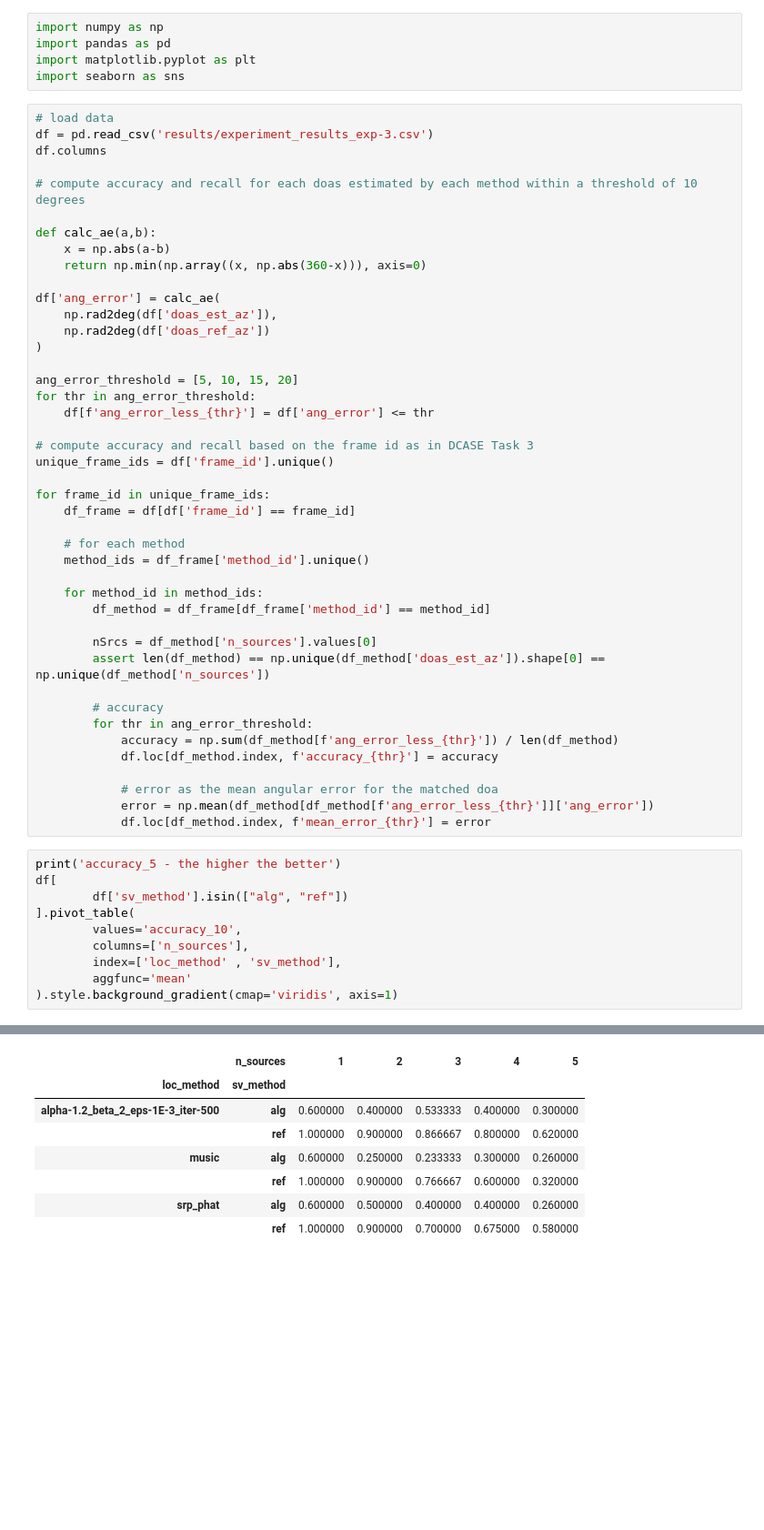
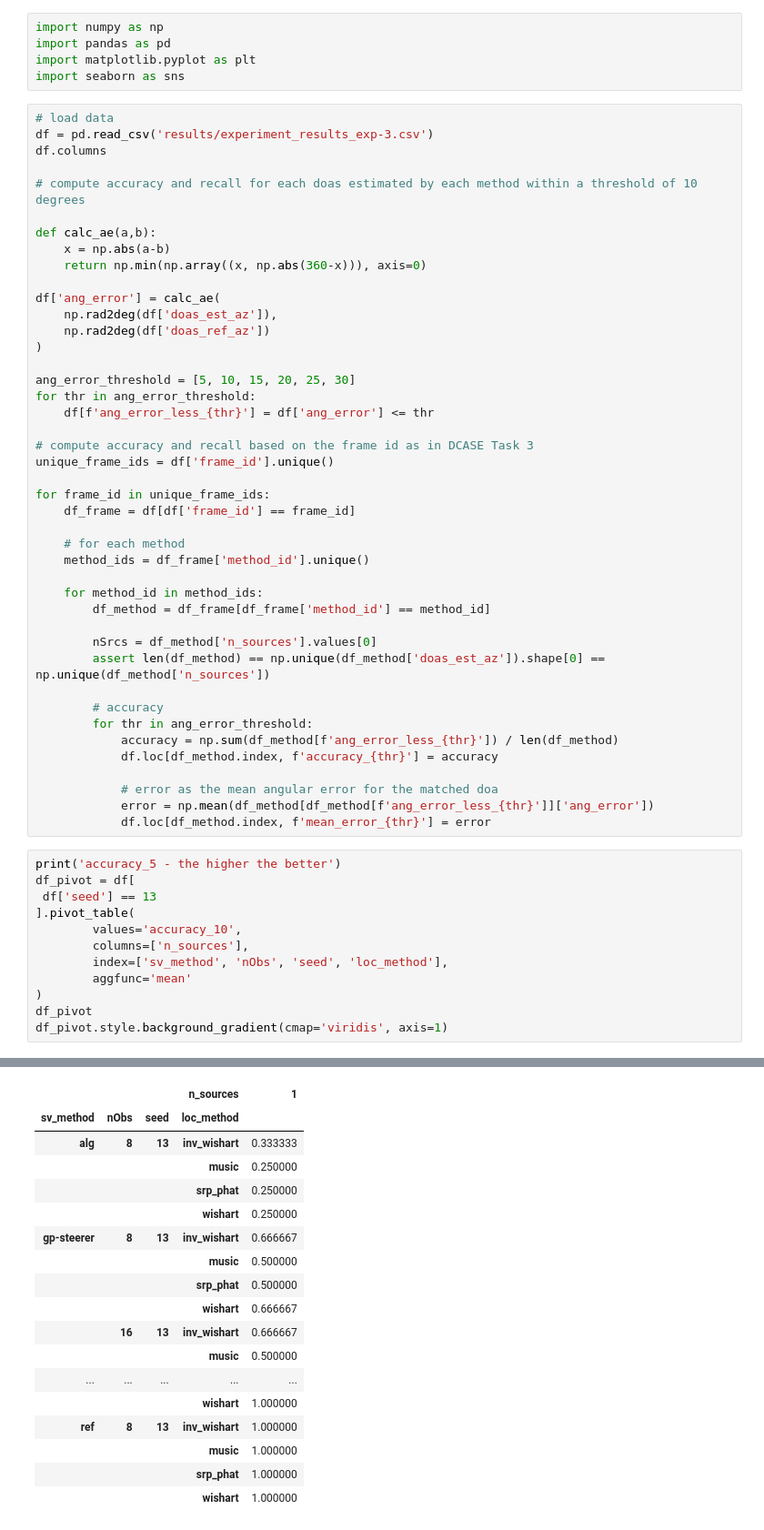
Before and after one commit to Chutlhu/shamans, a Jupyter notebook: analysize_results_exp3.ipynb, the cells around one changed output, grey strips where cells are left out. Shown at 91% size. Saved outputs shown, nothing was run; the diff lists cells and outputs as text; blank space fills up the shorter version.

```diff
--- a/analysize_results_exp3.ipynb
+++ b/analysize_results_exp3.ipynb
@@ -19,7 +19,7 @@ df['ang_error'] = calc_ae(
     np.rad2deg(df['doas_ref_az'])
 )
 
-ang_error_threshold = [5, 10, 15, 20]
+ang_error_threshold = [5, 10, 15, 20, 25, 30]
 for thr in ang_error_threshold:
     df[f'ang_error_less_{thr}'] = df['ang_error'] <= thr
 
@@ -48,24 +48,36 @@ for frame_id in unique_frame_ids:
             df.loc[df_method.index, f'mean_error_{thr}'] = error
 # %%
 print('accuracy_5 - the higher the better')
-df[
-        df['sv_method'].isin(["alg", "ref"])
+df_pivot = df[
+ df['seed'] == 13
 ].pivot_table(
         values='accuracy_10',
         columns=['n_sources'],
-        index=['loc_method' , 'sv_method'],
+        index=['sv_method', 'nObs', 'seed', 'loc_method'],
         aggfunc='mean'
-).style.background_gradient(cmap='viridis', axis=1)
+)
+df_pivot
+df_pivot.style.background_gradient(cmap='viridis', axis=1)
 # %% [output]
 accuracy_5 - the higher the better
-|  | n_sources | 1 | 2 | 3 | 4 | 5 |
-| loc_method | sv_method |  |  |  |  |  |
-| alpha-1.2_beta_2_eps-1E-3_iter-500 | alg | 0.600000 | 0.400000 | 0.533333 | 0.400000 | 0.300000 |
-|  | ref | 1.000000 | 0.900000 | 0.866667 | 0.800000 | 0.620000 |
-| music | alg | 0.600000 | 0.250000 | 0.233333 | 0.300000 | 0.260000 |
-|  | ref | 1.000000 | 0.900000 | 0.766667 | 0.600000 | 0.320000 |
-| srp_phat | alg | 0.600000 | 0.500000 | 0.400000 | 0.400000 | 0.260000 |
-|  | ref | 1.000000 | 0.900000 | 0.700000 | 0.675000 | 0.580000 |
+|  |  |  | n_sources | 1 |
+| sv_method | nObs | seed | loc_method |  |
+| alg | 8 | 13 | inv_wishart | 0.333333 |
+|  |  |  | music | 0.250000 |
+|  |  |  | srp_phat | 0.250000 |
+|  |  |  | wishart | 0.250000 |
+| gp-steerer | 8 | 13 | inv_wishart | 0.666667 |
+|  |  |  | music | 0.500000 |
+|  |  |  | srp_phat | 0.500000 |
+|  |  |  | wishart | 0.666667 |
+|  | 16 | 13 | inv_wishart | 0.666667 |
+|  |  |  | music | 0.500000 |
+| ... | ... | ... | ... | ... |
+|  |  |  | wishart | 1.000000 |
+| ref | 8 | 13 | inv_wishart | 1.000000 |
+|  |  |  | music | 1.000000 |
+|  |  |  | srp_phat | 1.000000 |
+|  |  |  | wishart | 1.000000 |
 # %%
 print('accuracy_10 - the higher the better')
 df[
```
Also changed, not shown: parts of 6 cells of this notebook, 5 other files.
